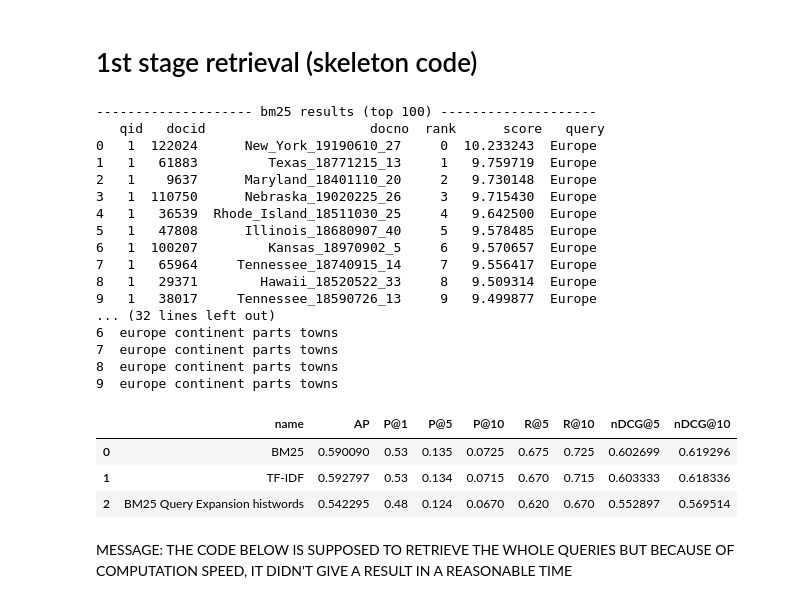
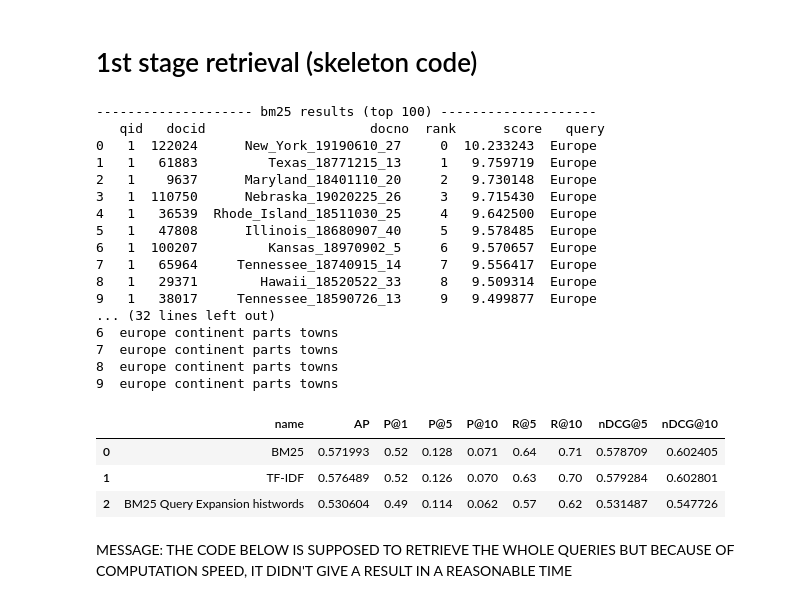
Before and after one commit to OmerSherman/IRProject, a Jupyter notebook: Historical News Question Answering.ipynb, the cells around one changed output. Saved outputs shown, nothing was run; the diff lists cells and outputs as text; code cells hidden in the pictures.

```diff
--- a/Historical News Question Answering.ipynb
+++ b/Historical News Question Answering.ipynb
@@ -441,18 +455,15 @@ hist_qe = pt.apply.query(hist_expansion_logic)
 # 1st stage retrieval (skeleton code)
 # %%
 # First stage retriver with BM25
-bm25 = pt.terrier.Retriever(index, wmodel="BM25")
-tf_idf = pt.terrier.Retriever(index, wmodel="TF_IDF")
-bm25_hist_qe = hist_qe >> bm25
+bm25_1st_stage_retrieval = pt.terrier.Retriever(index, wmodel="BM25")%50
+tf_idf_1st_stage_retrieval = pt.terrier.Retriever(index, wmodel="TF_IDF")%50
+bm25_hist_qe_1st_stage_retrieval = hist_qe >> bm25_1st_stage_retrieval
 # %%
-from pyterrier.measures import P, MAP, R, nDCG
-import pyterrier as pt # Ensure pyterrier is imported as pt
-
 #testing the engine
 query = "Europe"
-bm25_results = bm25.search(query)
-tf_idf_results = tf_idf.search(query)
-bm25_hist_qe_results = bm25_hist_qe.search(query)
+bm25_results = bm25_1st_stage_retrieval.search(query)
+tf_idf_results = tf_idf_1st_stage_retrieval.search(query)
+bm25_hist_qe_results = bm25_hist_qe_1st_stage_retrieval.search(query)
 #show first 10 results
 print('-------------------- bm25 results (top 100) --------------------\n',bm25_results.head(10))
 print('-------------------- tf_idf results (top 100) --------------------\n',tf_idf_results.head(10))
@@ -468,39 +479,39 @@ qrels_df = qrels_df.rename(columns={"query_id": "qid", "para_id": "docno"})
 
 # WARNING taking the whole queries will take a long time
 # --- Use a subset of queries for faster computation,  ---
-num_queries_subset = 200 # You can adjust this number
+num_queries_subset = 100 # You can adjust this number
 
 queries_subset_df = queries_df.head(num_queries_subset)
 qrels_subset_df = qrels_df[qrels_df['qid'].isin(queries_subset_df['qid'])].copy()
 
 experiment_results = pt.Experiment(
-    [bm25, tf_idf, bm25_hist_qe],
+    [bm25_1st_stage_retrieval, tf_idf_1st_stage_retrieval, bm25_hist_qe_1st_stage_retrieval],
     queries_subset_df, # Use the subset of queries
     qrels_subset_df,   # Use the filtered qrels for the subset
     [P@1, P@5, P@10, R@5, R@10, nDCG@5, nDCG@10, MAP],
     names=["BM25","TF-IDF","BM25 Query Expansion histwords"]
 )
 
 display(experiment_results)
 # %% [output]
 -------------------- bm25 results (top 100) --------------------
    qid   docid                     docno  rank      score   query
 0   1  122024      New_York_19190610_27     0  10.233243  Europe
 1   1   61883         Texas_18771215_13     1   9.759719  Europe
 2   1    9637      Maryland_18401110_20     2   9.730148  Europe
 3   1  110750      Nebraska_19020225_26     3   9.715430  Europe
 4   1   36539  Rhode_Island_18511030_25     4   9.642500  Europe
 5   1   47808      Illinois_18680907_40     5   9.578485  Europe
 6   1  100207         Kansas_18970902_5     6   9.570657  Europe
 7   1   65964     Tennessee_18740915_14     7   9.556417  Europe
 8   1   29371        Hawaii_18520522_33     8   9.509314  Europe
 9   1   38017     Tennessee_18590726_13     9   9.499877  Europe
 ... (32 lines left out)
 6  europe continent parts towns
 7  europe continent parts towns
 8  europe continent parts towns
 9  europe continent parts towns
 |  | name | AP | P@1 | P@5 | P@10 | R@5 | R@10 | nDCG@5 | nDCG@10 |
-| 0 | BM25 | 0.590090 | 0.53 | 0.135 | 0.0725 | 0.675 | 0.725 | 0.602699 | 0.619296 |
-| 1 | TF-IDF | 0.592797 | 0.53 | 0.134 | 0.0715 | 0.670 | 0.715 | 0.603333 | 0.618336 |
-| 2 | BM25 Query Expansion histwords | 0.542295 | 0.48 | 0.124 | 0.0670 | 0.620 | 0.670 | 0.552897 | 0.569514 |
+| 0 | BM25 | 0.571993 | 0.52 | 0.128 | 0.071 | 0.64 | 0.71 | 0.578709 | 0.602405 |
+| 1 | TF-IDF | 0.576489 | 0.52 | 0.126 | 0.070 | 0.63 | 0.70 | 0.579284 | 0.602801 |
+| 2 | BM25 Query Expansion histwords | 0.530604 | 0.49 | 0.114 | 0.062 | 0.57 | 0.62 | 0.531487 | 0.547726 |
```
Also changed, not shown: parts of 14 cells of this notebook.
